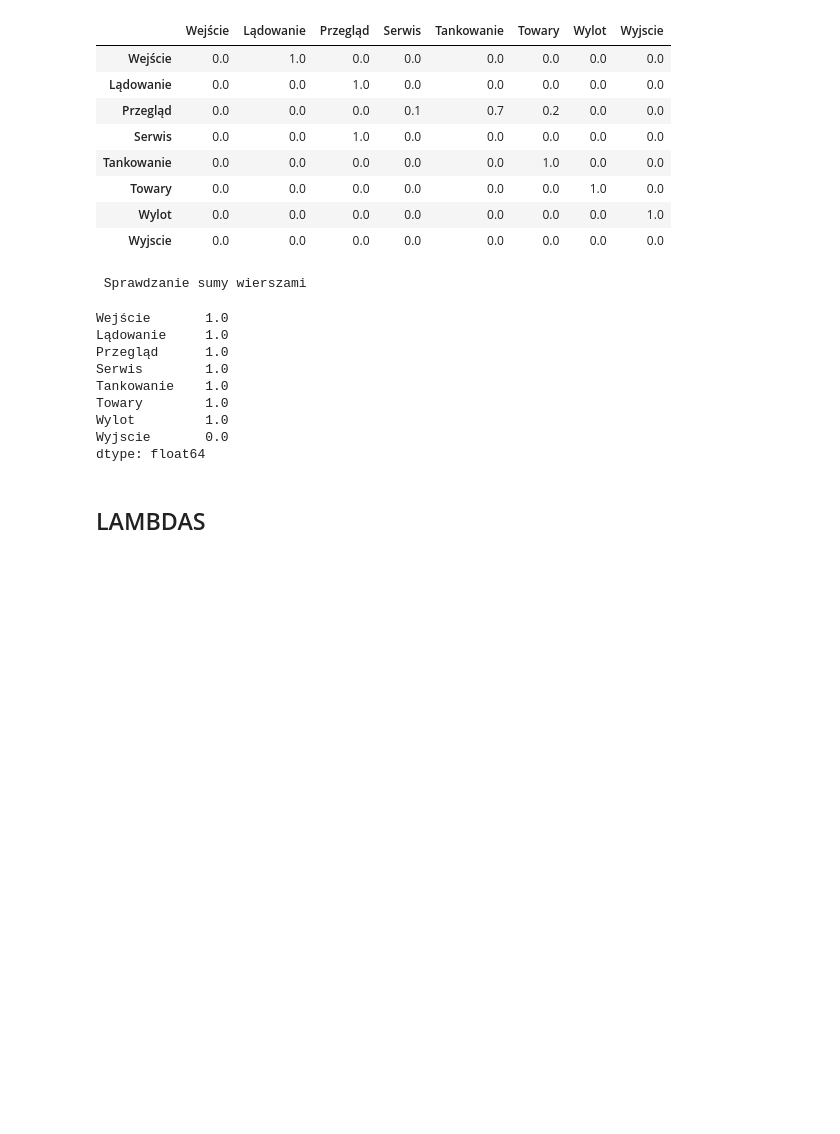
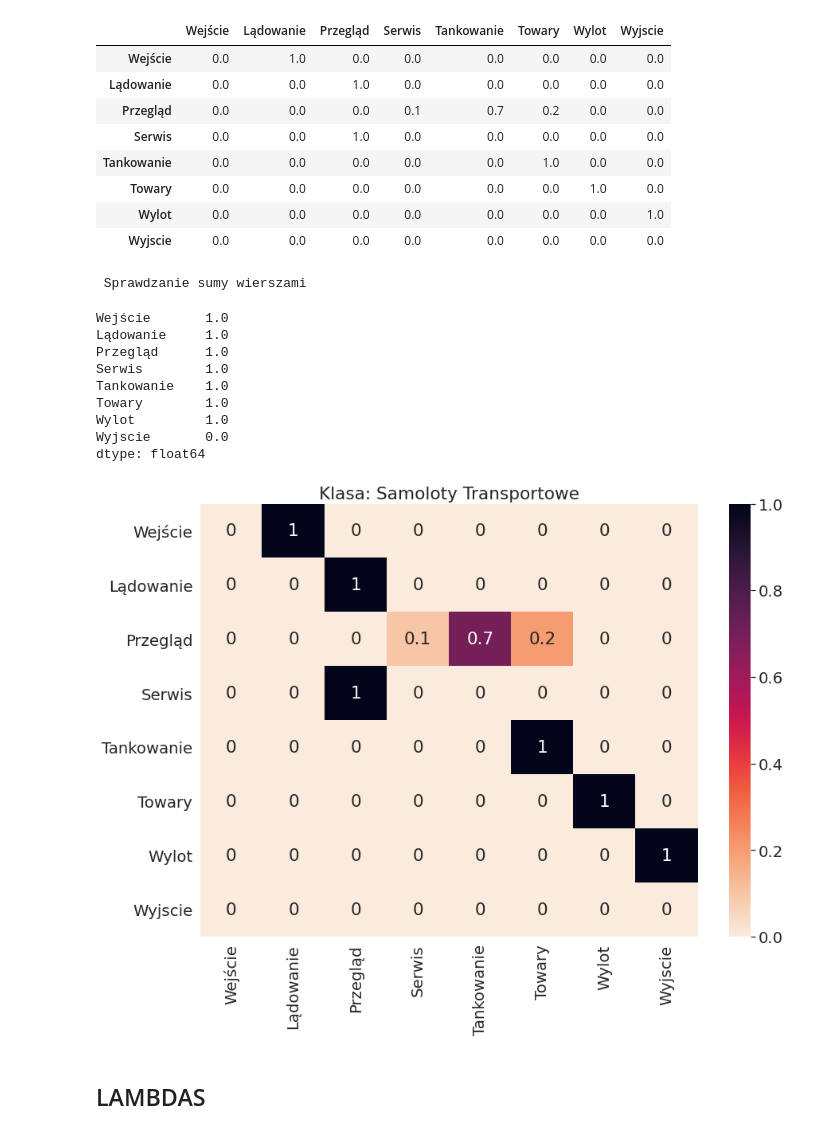
Before and after one commit to DorotaDR/Kolejki_lab, a Jupyter notebook: Siec_kolejkowa.ipynb, the cells around one changed output. Saved outputs shown, nothing was run; the diff lists cells and outputs as text; code cells hidden in the pictures; blank space fills up the shorter version.

```diff
--- a/Siec_kolejkowa.ipynb
+++ b/Siec_kolejkowa.ipynb
@@ -146,6 +175,16 @@ Towary        1.0
 Wylot         1.0
 Wyjscie       0.0
 dtype: float64
+# %%
+sns.set(rc={'figure.figsize':(14, 10)})
+sns.set(font_scale=1.8)
+
+sns.heatmap(df_p_transport, annot=True, fmt="g", cmap = "rocket_r")
+plt.title("Klasa: Samoloty Transportowe")
+
+plt.show()
+# %% [output]
+[figure, added]
 # %% [markdown]
 ## LAMBDAS
 # %%
```
Also changed, not shown: parts of 33 cells of this notebook.
